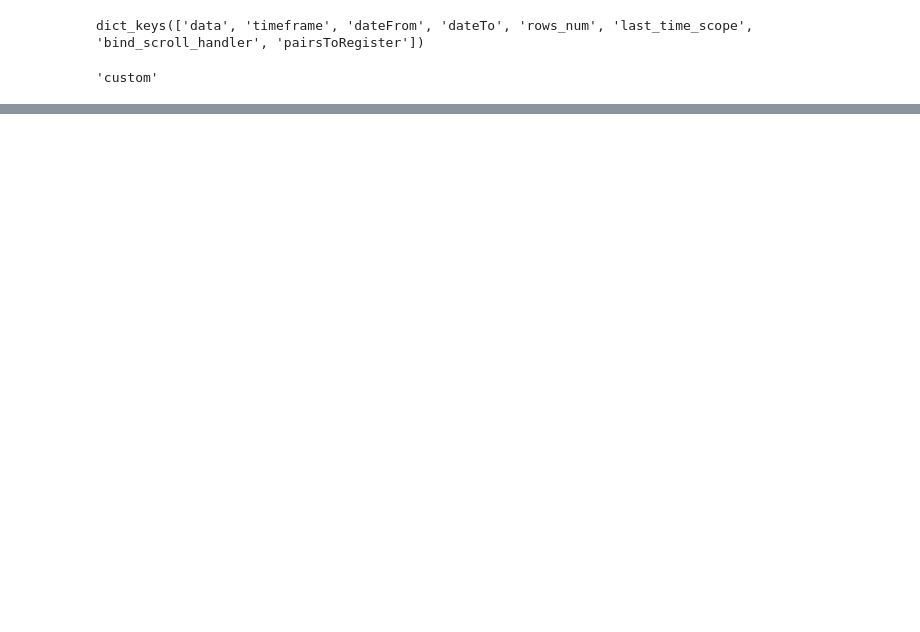
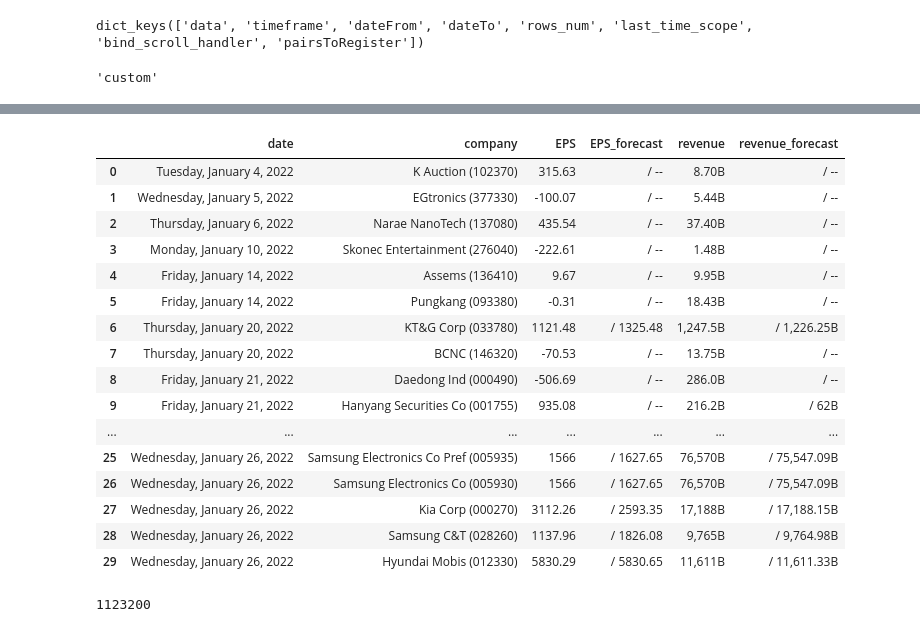
Before and after one commit to jaepil-choi/korquanttools, a Jupyter notebook: notebooks/get_economiccalendar.ipynb, the cells around one changed output, grey strips where cells are left out. Cells and saved outputs as stored; diff of their text form; code cells hidden in the pictures; blank space fills up the shorter version.

```diff
--- a/notebooks/get_economiccalendar.ipynb
+++ b/notebooks/get_economiccalendar.ipynb
@@ -310,5 +335,8 @@ df
+# %%
+start = '2022-01-01'
+end = '2022-01-12'
 # %%
-res = fetcher.get_response(start, end)
+res = fetcher.get_response(start, end, 0)
 # %%
 res_json = res.json()
 res_json.keys()
@@ -408,0 +425,24 @@ data_list
+# %%
+pd.DataFrame(data_list).head(30)
+# %% [output]
+|  | date | company | EPS | EPS_forecast | revenue | revenue_forecast |
+| 0 | Tuesday, January 4, 2022 | K Auction (102370) | 315.63 | / -- | 8.70B | / -- |
+| 1 | Wednesday, January 5, 2022 | EGtronics (377330) | -100.07 | / -- | 5.44B | / -- |
+| 2 | Thursday, January 6, 2022 | Narae NanoTech (137080) | 435.54 | / -- | 37.40B | / -- |
+| 3 | Monday, January 10, 2022 | Skonec Entertainment (276040) | -222.61 | / -- | 1.48B | / -- |
+| 4 | Friday, January 14, 2022 | Assems (136410) | 9.67 | / -- | 9.95B | / -- |
+| 5 | Friday, January 14, 2022 | Pungkang (093380) | -0.31 | / -- | 18.43B | / -- |
+| 6 | Thursday, January 20, 2022 | KT&G Corp (033780) | 1121.48 | / 1325.48 | 1,247.5B | / 1,226.25B |
+| 7 | Thursday, January 20, 2022 | BCNC (146320) | -70.53 | / -- | 13.75B | / -- |
+| 8 | Friday, January 21, 2022 | Daedong Ind (000490) | -506.69 | / -- | 286.0B | / -- |
+| 9 | Friday, January 21, 2022 | Hanyang Securities Co (001755) | 935.08 | / -- | 216.2B | / 62B |
+| ... | ... | ... | ... | ... | ... | ... |
+| 25 | Wednesday, January 26, 2022 | Samsung Electronics Co Pref (005935) | 1566 | / 1627.65 | 76,570B | / 75,547.09B |
+| 26 | Wednesday, January 26, 2022 | Samsung Electronics Co (005930) | 1566 | / 1627.65 | 76,570B | / 75,547.09B |
+| 27 | Wednesday, January 26, 2022 | Kia Corp (000270) | 3112.26 | / 2593.35 | 17,188B | / 17,188.15B |
+| 28 | Wednesday, January 26, 2022 | Samsung C&T (028260) | 1137.96 | / 1826.08 | 9,765B | / 9,764.98B |
+| 29 | Wednesday, January 26, 2022 | Hyundai Mobis (012330) | 5830.29 | / 5830.65 | 11,611B | / 11,611.33B |
+# %%
+1647302400 - 1646179200
+# %% [output]
+1123200
```
Also changed, not shown: parts of 20 cells of this notebook.
